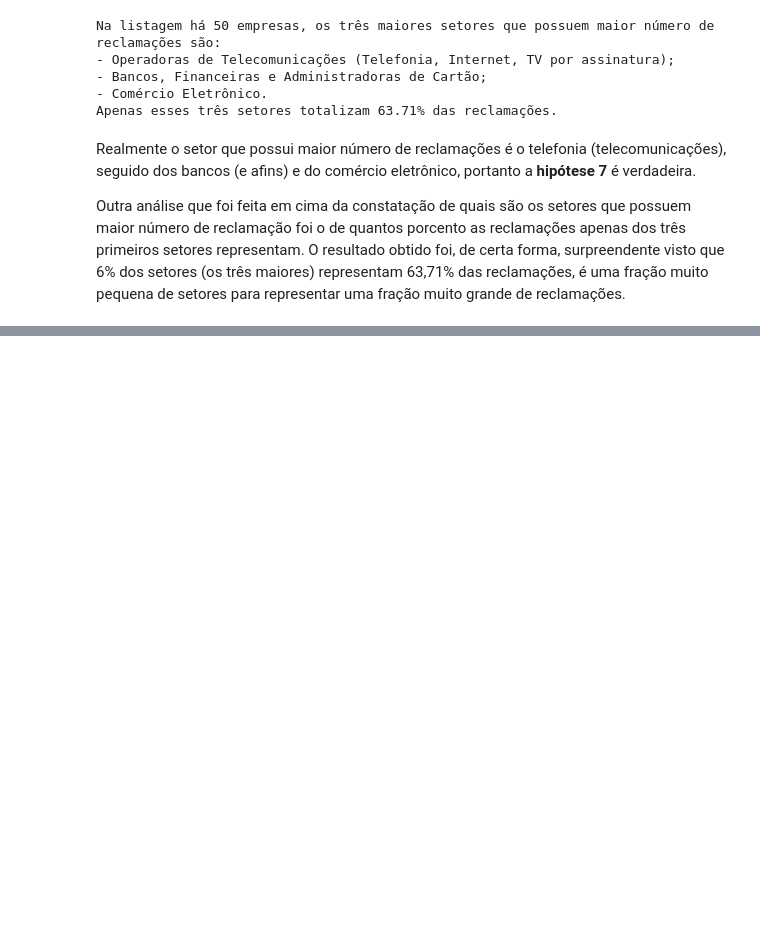
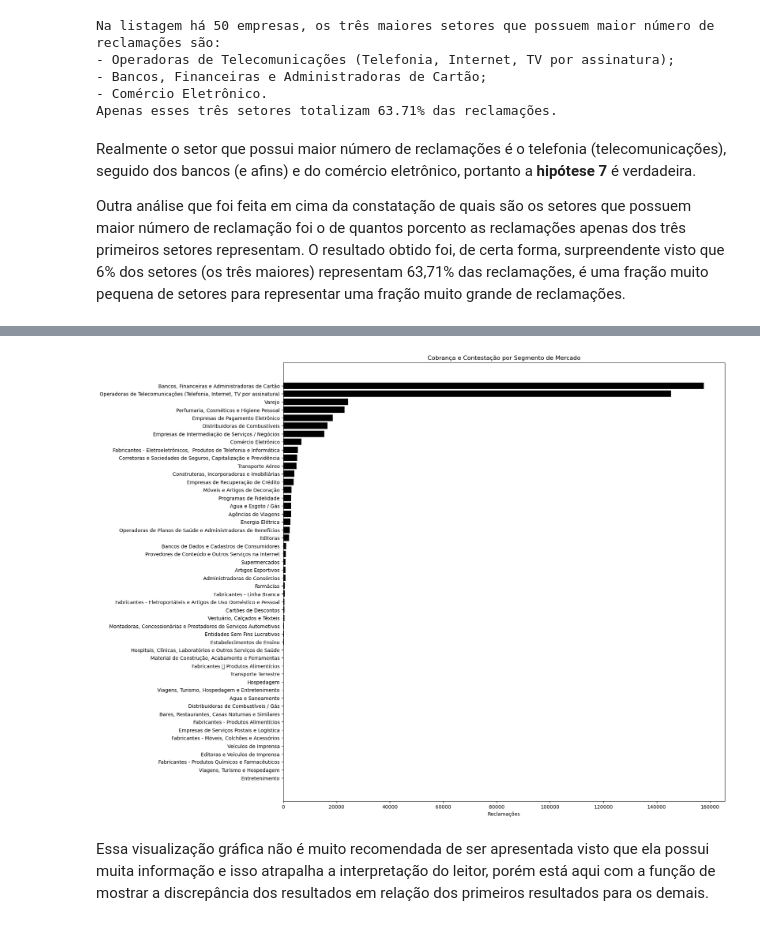
Before and after one commit to renatagsr/projetos, a Jupyter notebook: Análise de Dados/EDA.ipynb, the cells around one changed output, grey strips where cells are left out. Drawn from its saved outputs; the diff is of its cells as text; code cells hidden in the pictures; blank space fills up the shorter version.

```diff
--- a/Análise de Dados/EDA.ipynb
+++ b/Análise de Dados/EDA.ipynb
@@ -382,0 +387,3 @@ Outra análise que foi feita em cima da constatação de quais são os setores q
+# %%
+segmento = datasets_2020[datasets_2020['Grupo Problema'] == 'Cobrança / Contestação']
+segmento['Segmento de Mercado'].value_counts()
@@ -382,0 +412,21 @@ Outra análise que foi feita em cima da constatação de quais são os setores q
+# %%
+plt.style.use('ggplot')
+plt.rcdefaults()
+fig, ax = plt.subplots(figsize=(16,16))
+
+y_pos = np.arange(len(segmento['Segmento de Mercado'].value_counts()))
+values = segmento['Segmento de Mercado'].value_counts()
+segmentos = segmento['Segmento de Mercado'].unique()
+
+ax.barh(y_pos, values, align = 'center', color = 'black')
+ax.set_yticks(y_pos)
+ax.set_yticklabels(segmentos)
+ax.invert_yaxis()
+ax.set_xlabel('Reclamações')
+ax.set_title('Cobrança e Contestação por Segmento de Mercado')
+
+plt.show()
+# %% [output]
+[figure, added]
+# %% [markdown]
+Essa visualização gráfica não é muito recomendada de ser apresentada visto que ela possui muita informação e isso atrapalha a interpretação do leitor, porém está aqui com a função de mostrar a discrepância dos resultados em relação dos primeiros resultados para os demais.
```
Also changed, not shown: parts of 3 cells of this notebook.
